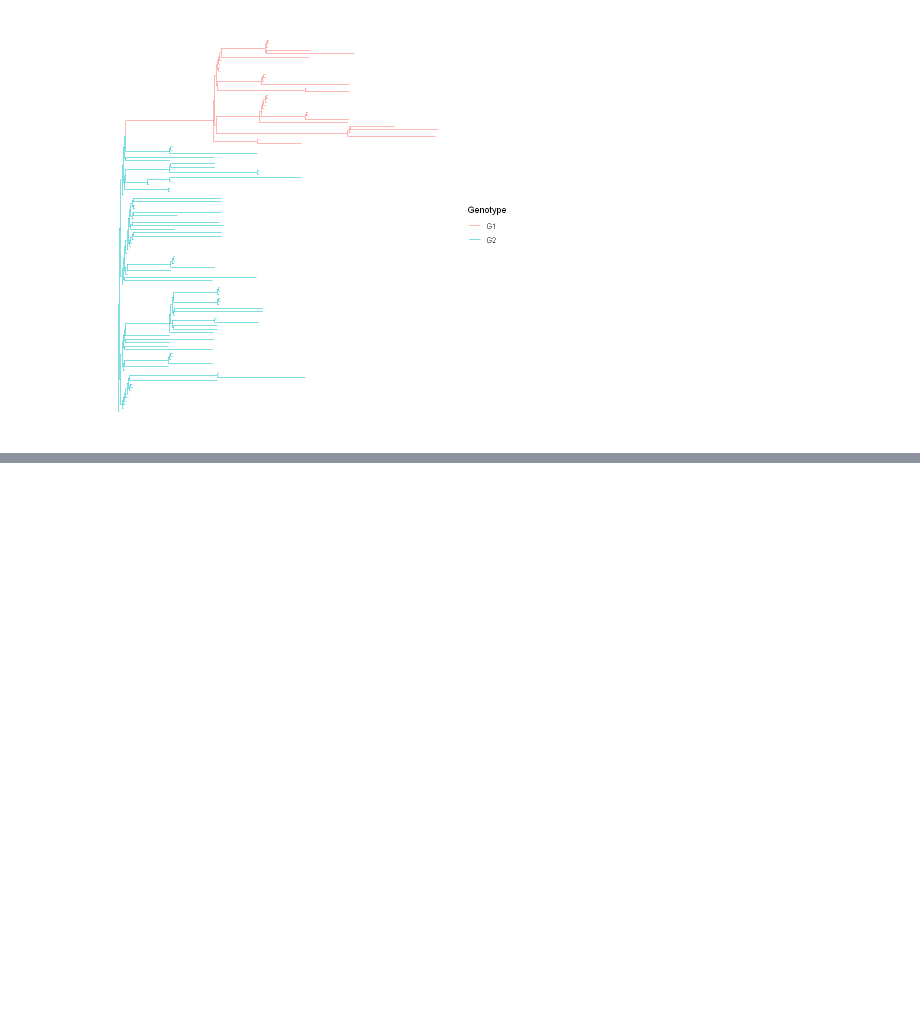
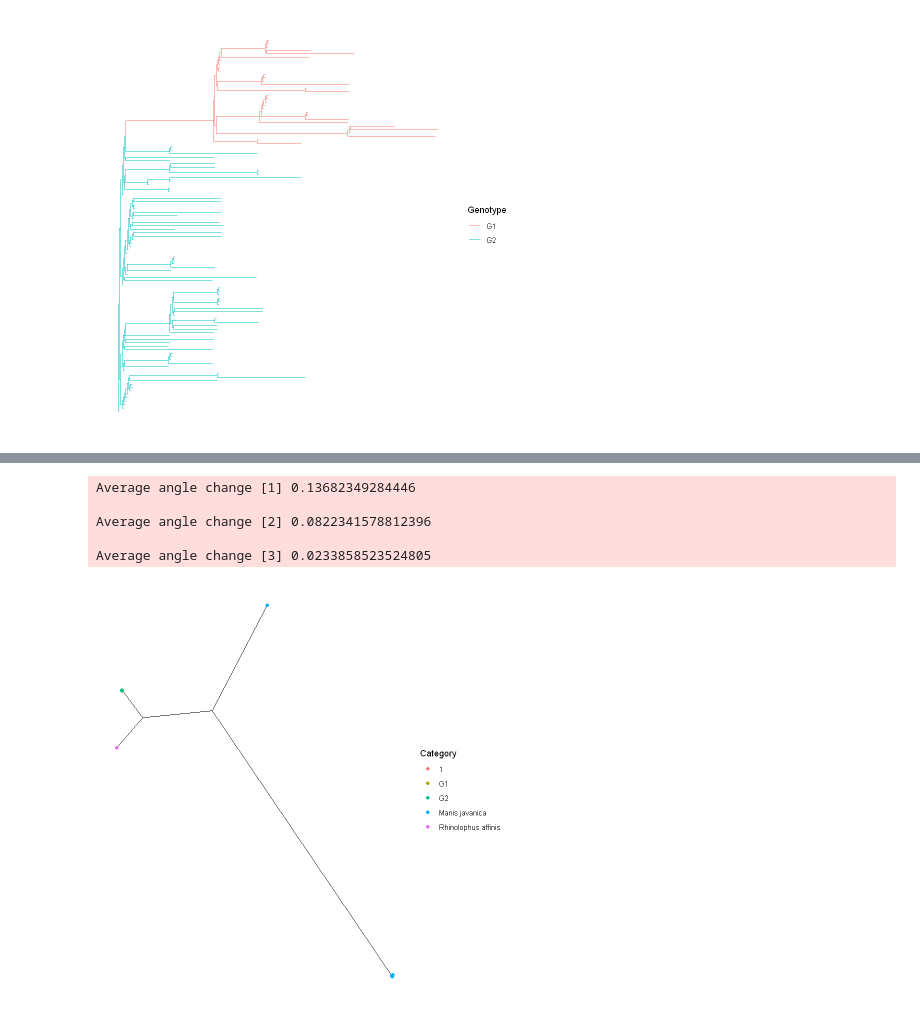
Before and after one commit to Takkoona/SARS-CoV-2, a Jupyter notebook: 3_genotyping.ipynb, the cells around one changed output, grey strips where cells are left out. Cells and saved outputs as stored; diff of their text form; code cells hidden in the pictures; blank space fills up the shorter version.

```diff
--- a/3_genotyping.ipynb
+++ b/3_genotyping.ipynb
@@ -57,0 +78,12 @@ ggtree(groupOTU(tree, genotypes, "Genotype")) + aes(color=Genotype)
+# %%
+p <- ggtree(tree, layout="daylight")
+p <- p %<+% info +
+    geom_tippoint(aes(color=Category))
+p
+# %% [output]
+Average angle change [1] 0.13682349284446
+
+Average angle change [2] 0.0822341578812396
+
+Average angle change [3] 0.0233858523524805
+[figure, added]
```
Also changed, not shown: parts of 6 cells of this notebook, 37 other files.
